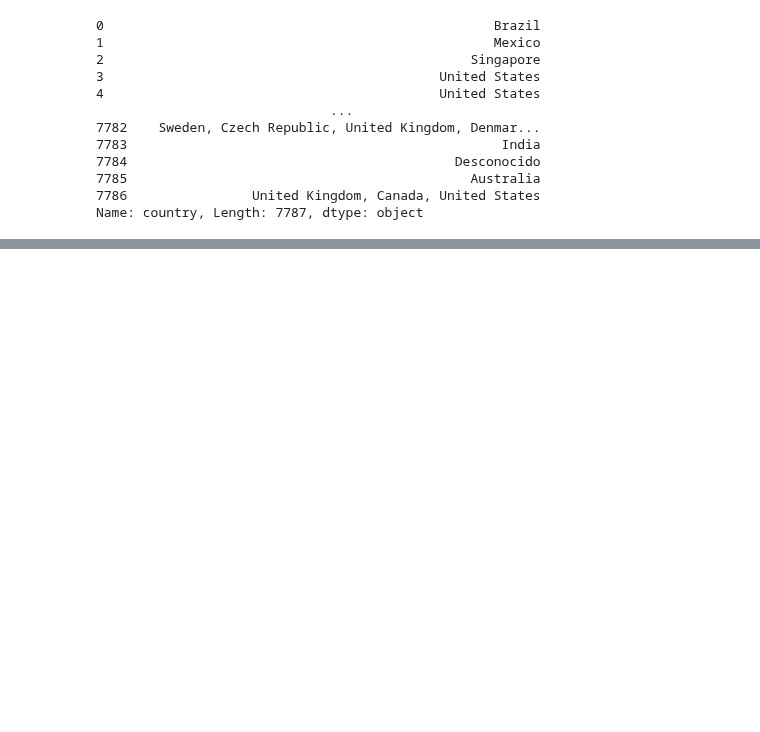
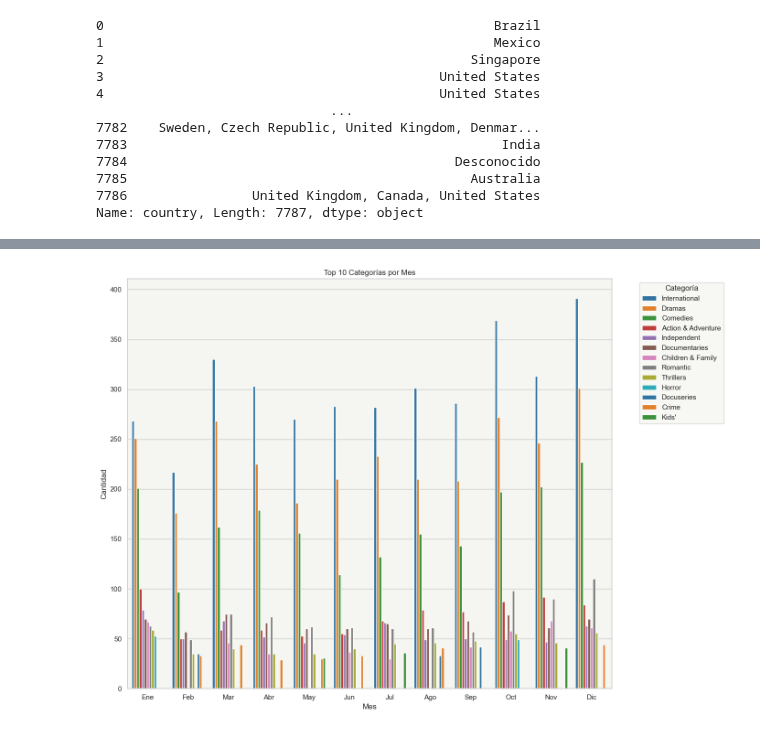
Before and after one commit to phobbins/AnalisisDatos, a Jupyter notebook: Practico 2/practico2.ipynb, the cells around one changed output, grey strips where cells are left out. Saved outputs shown, nothing was run; the diff lists cells and outputs as text; code cells hidden in the pictures; blank space fills up the shorter version.

```diff
--- a/Practico 2/practico2.ipynb
+++ b/Practico 2/practico2.ipynb
@@ -410,0 +534,29 @@ Name: country, Length: 7787, dtype: object
+# %%
+# Reemplazar 'TV', 'Movies', 'Shows', 'Series', 'Features' y limpiar espacios
+df['listed_in'] = df['listed_in'].replace(['TV', 'Movies', 'Shows', 'Series', 'Features'], '', regex=True).str.strip()
+
+# Dividir las categorías por comas, luego limpiar espacios adicionales en cada categoría
+df['categories'] = df['listed_in'].str.split(', ').apply(lambda x: [i.strip() for i in x])
+
+# Explode para convertir cada categoría en una fila independiente
+df_exploded = df.explode('categories')
+
+# Agrupar por mes y categoría (individual después del explode)
+content_by_month_category = df_exploded.groupby(['month_added', 'categories']).size().reset_index(name='count')
+
+# Filtrar las top 10 categorías por mes
+top_categories_by_month = content_by_month_category.groupby('month_added').apply(lambda x: x.nlargest(10, 'count')).reset_index(drop=True)
+
+# Graficar la variación de la categoría según el mes
+plt.figure(figsize=(14, 10))
+sns.barplot(data=top_categories_by_month, x='month_added', y='count', hue='categories', palette='tab10')
+
+plt.title('Top 10 Categorías por Mes')
+plt.xlabel('Mes')
+plt.ylabel('Cantidad')
+plt.xticks(ticks=range(0, 12), labels=['Ene', 'Feb', 'Mar', 'Abr', 'May', 'Jun', 'Jul', 'Ago', 'Sep', 'Oct', 'Nov', 'Dic'])
+plt.legend(title='Categoría', bbox_to_anchor=(1.05, 1), loc='upper left')
+plt.tight_layout()
+plt.show()
+# %% [output]
+[figure, added]
```
Also changed, not shown: parts of 32 cells of this notebook.
